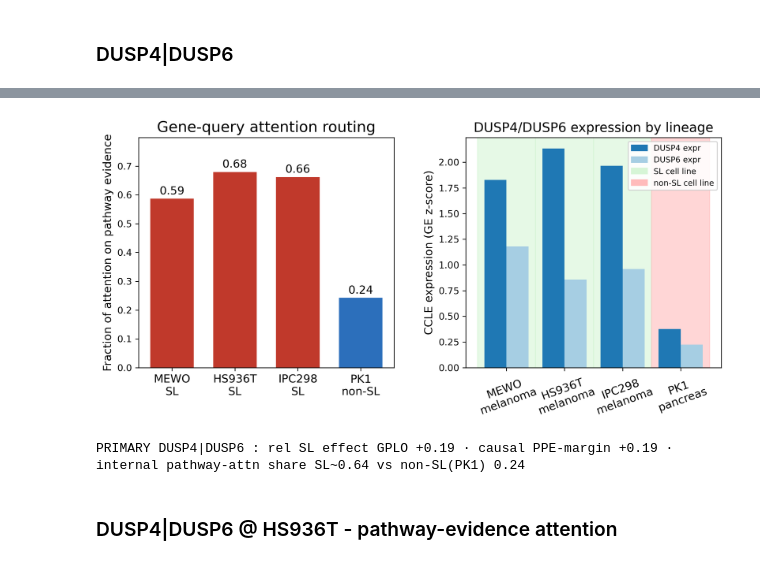
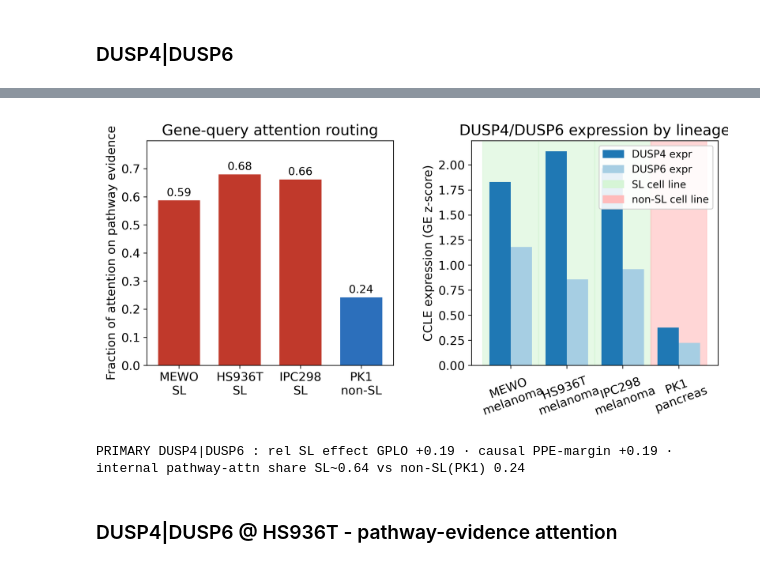
Before and after one commit to JieZheng-ShanghaiTech/PromptCASL, a Jupyter notebook: ana/6cl-mechanism_figs.ipynb, the cells around one changed output, grey strips where cells are left out. Drawn from its saved outputs; the diff is of its cells as text; code cells hidden in the pictures.

```diff
--- a/ana/6cl-mechanism_figs.ipynb
+++ b/ana/6cl-mechanism_figs.ipynb
@@ -398,10 +404,15 @@ print(f"DUSP4|DUSP6 : relative SL effect (GPLO) {relgap(gf):+.2f} · PPE-swap ma
 PRIMARY DUSP4|DUSP6 : rel SL effect GPLO +0.19 · causal PPE-margin +0.19 · internal pathway-attn share SL~0.64 vs non-SL(PK1) 0.24
 # %%
 # ============================ tunable knobs ============================
-# A - blind->context paired bars (grey blind, coloured full, diagonal shift arrow)
+# text sizes (pt) — the ONLY place fonts are set; all panels read from FS below
+FS = dict(title=16,        # subplot titles
+          label=13,        # axis labels (P(SL), attention share, expression)
+          tick=13,         # x tick labels (cell line + SL / non-SL)
+          ytick=13,        # y tick numbers (P(SL) / share / expression axes)
+          value=12,        # numbers on top of the bars
+          legend=11)       # legend text
+# A - no-context vs +context paired bars (grey = no context, coloured = +context, one pair per cell line)
 BAR_W_A      = 0.34                               # bar width within a cell-line group
-ARROW_LW_A   = 2.2                                # blind->context shift arrow line width
-ARROW_HEAD_A = 16                                 # arrow-head size (scales with the thicker line)
 # B — attention-routing bars: thinner bars, but the GAP between bars stays FIXED (x-step = width + gap)
 BAR_W_B = 0.45                                    # attention-routing bar width
 GAP_B   = 0.20                                    # gap between adjacent bars — held CONSTANT when BAR_W_B changes
@@ -505,7 +498,7 @@ vals = [float(er.get(c, np.nan)) for c in CELLS]
 
 axB.bar(xB, vals, BAR_W_B, color=[cbar(c) for c in CELLS])
 for xi, v in zip(xB, vals):
-    axB.text(xi, v + .015, f'{v:.2f}', ha='center', fontsize=12)
+    axB.text(xi, v + .015, f'{v:.2f}', ha='center', fontsize=FS['value'])
 
 axB.set(
     xticks=xB,
@@ -515,10 +508,10 @@ axB.set(
 )
 axB.set_xticklabels(
     [f"{c}\n{'SL' if LABEL[c] else 'non-SL'}" for c in CELLS],
-    fontsize=12
+    fontsize=FS['tick']
 )
-axB.title.set_fontsize(16)
-axB.yaxis.label.set_fontsize(12)
+axB.title.set_fontsize(FS['title'])
+axB.yaxis.label.set_fontsize(FS['label'])
 
 
 # ---- B. DUSP4/6 expression ----
@@ -542,38 +535,41 @@ axD.axhline(0, color='k', lw=.6, zorder=1)
 axD.set(
     xticks=x,
     ylabel='CCLE expression (GE z-score)',
     title='DUSP4/DUSP6 expression by lineage'
 )
-axD.set_xticklabels([f'{c}\n{GENO[c]}' for c in CELLS], fontsize=12, rotation=20)
-axD.title.set_fontsize(14)
-axD.yaxis.label.set_fontsize(12)
+axD.set_xticklabels([f'{c}\n{GENO[c]}' for c in CELLS], fontsize=FS['tick'], rotation=20)
+axD.title.set_fontsize(FS['title'])
+axD.yaxis.label.set_fontsize(FS['label'])
 
 axD.legend(
     handles=[
         mpatches.Patch(color=C_DUSP4, label='DUSP4 expr'),
         mpatches.Patch(color=C_DUSP6, label='DUSP6 expr'),
         mpatches.Patch(color=SL_BG, label='SL cell line'),
         mpatches.Patch(color=NSL_BG, label='non-SL cell line')
     ],
-    fontsize=8.5, loc='upper right', framealpha=.9
+    fontsize=FS['legend'], loc='upper right', framealpha=.9
 )
+
+for a in (axB, axD):
+    a.tick_params(axis='y', labelsize=FS['ytick'])
 
 plt.tight_layout(w_pad=3.2)
 plt.savefig(
     os.path.join(BASE, 'ana/fig_dusp_routing_expression.png'),
     dpi=140, bbox_inches='tight'
 )
 plt.show()
 
 slr = np.nanmean([er.get(c, np.nan) for c in CELLS if LABEL[c] == 1])
 print(
     f"PRIMARY DUSP4|DUSP6 : rel SL effect GPLO {relgap(gf):+.2f} · "
     f"causal PPE-margin {margin(PK):+.2f} · "
     f"internal pathway-attn share SL~{slr:.2f} vs "
     f"non-SL(PK1) {er.get('PK1', np.nan):.2f}"
 )
 # %% [output]
-[figure, old version]
+[figure, new version]
 PRIMARY DUSP4|DUSP6 : rel SL effect GPLO +0.19 · causal PPE-margin +0.19 · internal pathway-attn share SL~0.64 vs non-SL(PK1) 0.24
 # %% [markdown]
 ### DUSP4|DUSP6 @ HS936T - pathway-evidence attention
```
Also changed, not shown: parts of 4 cells of this notebook, 2 other files.
